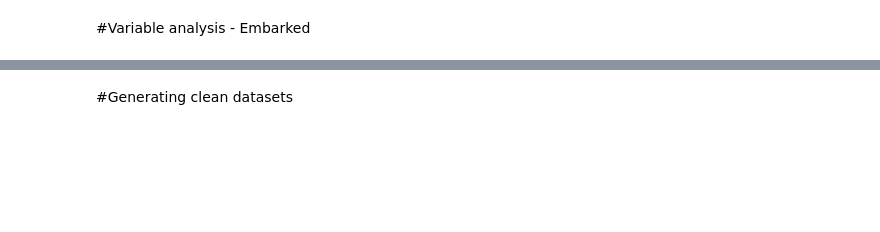
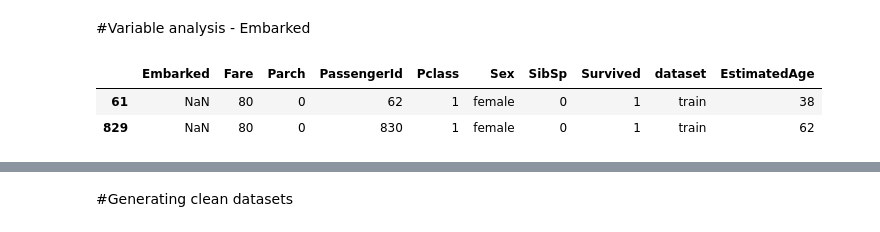
Before and after one commit to edublancas/titanic, a Jupyter notebook: data-exploration.ipynb, the cells around one changed output, grey strips where cells are left out. Saved outputs shown, nothing was run; the diff lists cells and outputs as text; code cells hidden in the pictures; blank space fills up the shorter version.

```diff
--- a/data-exploration.ipynb
+++ b/data-exploration.ipynb
@@ -128,0 +143,6 @@ df.head()
+# %%
+df[df.Embarked.isnull()]
+# %% [output]
+|  | Embarked | Fare | Parch | PassengerId | Pclass | Sex | SibSp | Survived | dataset | EstimatedAge |
+| 61 | NaN | 80 | 0 | 62 | 1 | female | 0 | 1 | train | 38 |
+| 829 | NaN | 80 | 0 | 830 | 1 | female | 0 | 1 | train | 62 |
```
Also changed, not shown: parts of 22 cells of this notebook, 3 other files.
